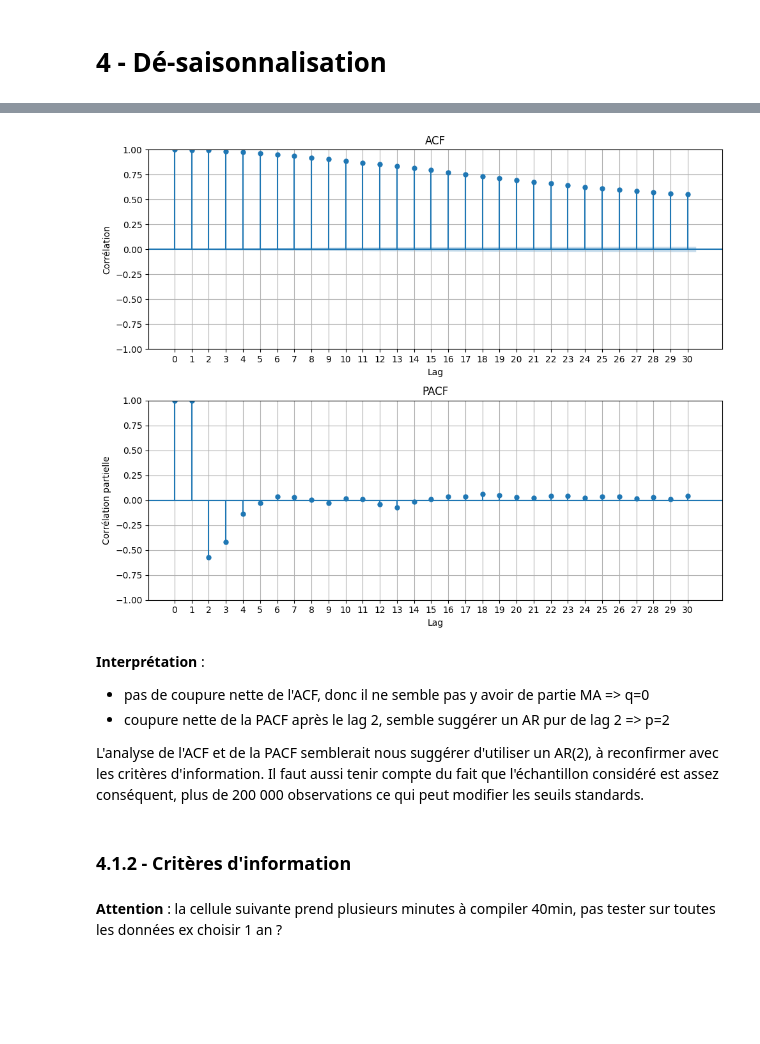
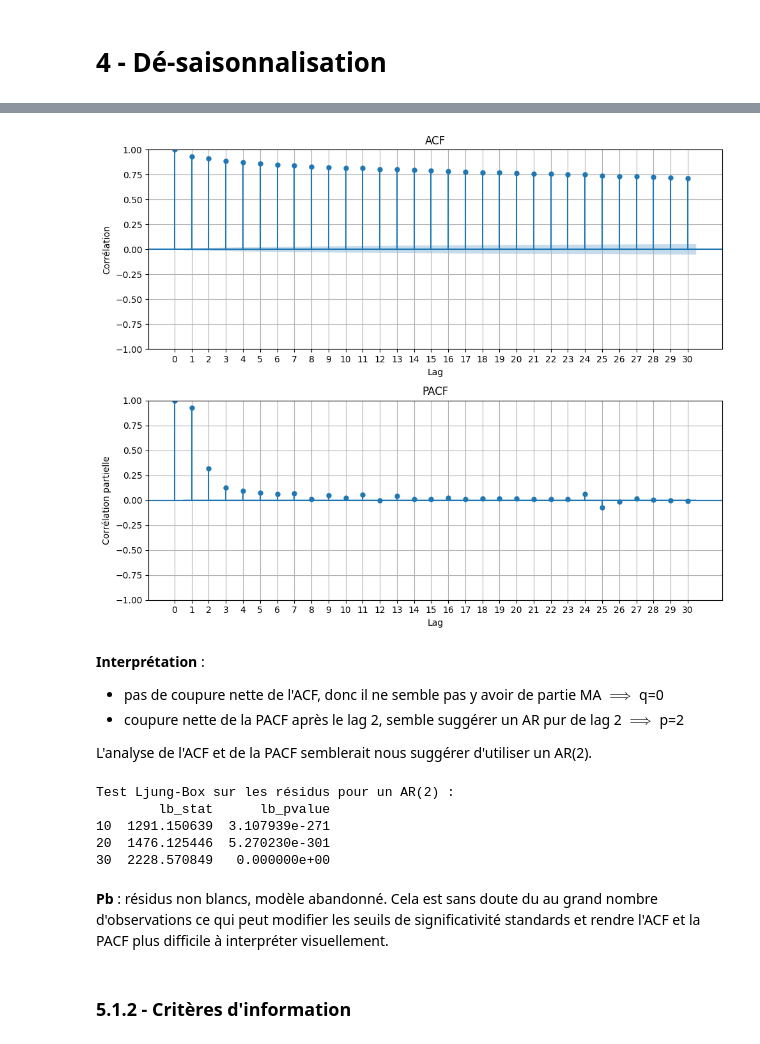
Before and after one commit to angelagrimaud/projet_pythonds, a Jupyter notebook: notebooks/pred_conso.ipynb, the cells around one changed output, grey strips where cells are left out. Saved outputs shown, nothing was run; the diff lists cells and outputs as text; code cells hidden in the pictures; blank space fills up the shorter version.

```diff
--- a/notebooks/pred_conso.ipynb
+++ b/notebooks/pred_conso.ipynb
@@ -154,0 +136,18 @@ plt.show()
+# %%
+#extraire la saison journalière (24 mesures par jour)
+
+stl_daily = STL(df_red, period=24, robust=True)
+res_daily = stl_daily.fit()
+deseason_daily = df_red['conso_final'] - res_daily.seasonal
+# %%
+#extraire la saison hebdomadaire sur les résidus (24*7=168 mesures)
+
+stl_weekly = STL(deseason_daily, period=168, robust=True)
+res_weekly = stl_weekly.fit()
+deseason_weekly = deseason_daily - res_weekly.seasonal
+# %%
+#extraire la saison mensuelle sur les résidus (24*30=720 mesures)
+
+stl_monthly = STL(deseason_weekly, period=720, robust=True)
+res_monthly = stl_monthly.fit()
+residuals = deseason_weekly - res_monthly.seasonal
@@ -154,0 +184,3 @@ plt.show()
+# %%
+residuals_stationary = residuals - res_monthly.trend
+residuals_stationary.plot(figsize=(12,4));
@@ -167,42 +225,53 @@ On va devoir déterminer ces ordres. Pour cela on a plusieurs méthodes :
 # %%
-from statsmodels.graphics.tsaplots import plot_acf, plot_pacf
-# Créer les subplots
+#subplots
 fig, (ax1, ax2) = plt.subplots(2, 1, figsize=(10, 8))
 
-# Tracer l'ACF
-plot_acf(df['conso_final'], lags=30, zero=True, ax=ax1)
+#ACF
+plot_acf(residuals_stationary, lags=30, zero=True, ax=ax1)
 ax1.set_title('ACF')
 ax1.set_xlabel('Lag')
 ax1.set_ylabel('Corrélation')
 ax1.grid(True)
-
-# Ajuster les graduations sur l'axe x pour l'ACF
 ax1.set_xticks(np.arange(0, 31, 1))
 
-# Tracer le PACF
-plot_pacf(df['conso_final'], lags=30, zero=True, ax=ax2)
+#PACF
+plot_pacf(residuals_stationary, lags=30, zero=True, ax=ax2)
 ax2.set_title('PACF')
 ax2.set_xlabel('Lag')
 ax2.set_ylabel('Corrélation partielle')
 ax2.grid(True)
-
-# Ajuster les graduations sur l'axe x pour le PACF
 ax2.set_xticks(np.arange(0, 31, 1))
 
-# Ajuster les subplots
+#afficher
 plt.tight_layout()
-
-# Afficher le graphique
 plt.show()
 # %% [output]
-[figure, old version]
+[figure, new version]
 # %% [markdown]
 **Interprétation** :
-- pas de coupure nette de l'ACF, donc il ne semble pas y avoir de partie MA => q=0
-- coupure nette de la PACF après le lag 2, semble suggérer un AR pur de lag 2 => p=2
+- pas de coupure nette de l'ACF, donc il ne semble pas y avoir de partie MA $\implies$ q=0
+- coupure nette de la PACF après le lag 2, semble suggérer un AR pur de lag 2 $\implies$ p=2
 
-L'analyse de l'ACF et de la PACF semblerait nous suggérer d'utiliser un AR(2), à reconfirmer avec les critères d'information. Il faut aussi tenir compte du fait que l'échantillon considéré est assez conséquent, plus de 200 000 observations ce qui peut modifier les seuils standards.
+L'analyse de l'ACF et de la PACF semblerait nous suggérer d'utiliser un AR(2).
+# %%
+from statsmodels.tsa.arima.model import ARIMA
+from statsmodels.stats.diagnostic import acorr_ljungbox
+
+#AR2
+ar2_model = ARIMA(residuals_stationary, order=(2,0,0))
+ar2_fit = ar2_model.fit()
+
+#test de Ljung-Box
+ljung_box = acorr_ljungbox(resid_ar2, lags=[10,20,30], return_df=True)
+print("Test Ljung-Box sur les résidus pour un AR(2) :")
+print(ljung_box)
+# %% [output]
+Test Ljung-Box sur les résidus pour un AR(2) :
+        lb_stat      lb_pvalue
+10  1291.150639  3.107939e-271
+20  1476.125446  5.270230e-301
+30  2228.570849   0.000000e+00
+# %% [markdown]
+**Pb** : résidus non blancs, modèle abandonné. Cela est sans doute du au grand nombre d'observations ce qui peut modifier les seuils de significativité standards et rendre l'ACF et la PACF plus difficile à interpréter visuellement.
 # %% [markdown]
-### 4.1.2 - Critères d'information
+### 5.1.2 - Critères d'information
-# %% [markdown]
-**Attention** : la cellule suivante prend plusieurs minutes à compiler 40min, pas tester sur toutes les données ex choisir 1 an ?
```
Also changed, not shown: parts of 34 cells of this notebook, 1 other file.
